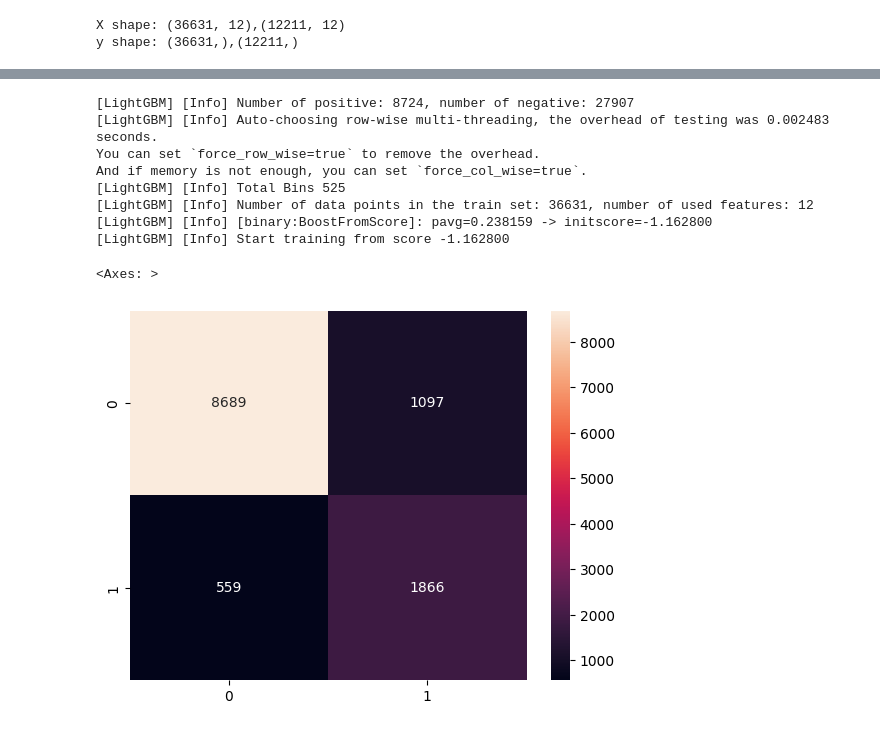
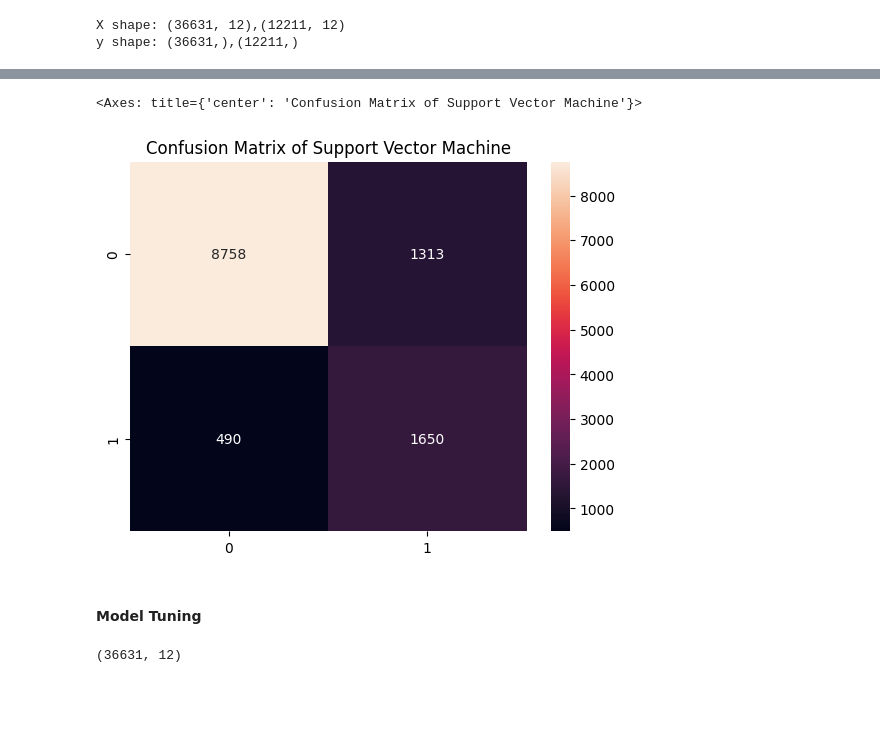
Before and after one commit to MarcusO17/6006CEM-ML, a Jupyter notebook: src/Task 2/main.ipynb, the cells around one changed output, grey strips where cells are left out. Cells and saved outputs as stored; diff of their text form; code cells hidden in the pictures; blank space fills up the shorter version.

```diff
--- a/src/Task 2/main.ipynb
+++ b/src/Task 2/main.ipynb
@@ -565,5 +601,5 @@ sns.heatmap(confusion_matrix(y_pred,y_test),annot=True,fmt=".0f",)
-# %%
-dtc = DecisionTreeClassifier()
-dtc.fit(X_train,y_train)
-y_pred_dtc = dtc.predict(X_test)
+# %%
+knn = KNeighborsClassifier()
+knn.fit(X_train_scaled,y_train)
+y_pred_knn = knn.predict(X_test_scaled)
 # %%
@@ -574,19 +611,13 @@ sns.heatmap(confusion_matrix(y_pred_dtc,y_test),annot=True,fmt=".0f",)
-# %%
-gbmc = LGBMClassifier()
-gbmc.fit(X_train,y_train)
-y_pred_gbmc = gbmc.predict(X_test)
-# %% [output]
-[LightGBM] [Info] Number of positive: 8724, number of negative: 27907
-[LightGBM] [Info] Auto-choosing row-wise multi-threading, the overhead of testing was 0.002483 seconds.
-You can set `force_row_wise=true` to remove the overhead.
-And if memory is not enough, you can set `force_col_wise=true`.
-[LightGBM] [Info] Total Bins 525
-[LightGBM] [Info] Number of data points in the train set: 36631, number of used features: 12
-[LightGBM] [Info] [binary:BoostFromScore]: pavg=0.238159 -> initscore=-1.162800
-[LightGBM] [Info] Start training from score -1.162800
+# %%
+svc = SVC()
+svc.fit(X_train_scaled,y_train)
+y_pred_svc = svc.predict(X_test_scaled)
 # %%
-accuracy_score(y_pred_gbmc,y_test)
-sns.heatmap(confusion_matrix(y_pred_gbmc,y_test),annot=True,fmt=".0f",)
+accuracy_score(y_pred_svc,y_test)
+plt.title('Confusion Matrix of Support Vector Machine')
+sns.heatmap(confusion_matrix(y_pred_svc,y_test),annot=True,fmt=".0f",)
 # %% [output]
-<Axes: >
+<Axes: title={'center': 'Confusion Matrix of Support Vector Machine'}>
-[figure, old version]
+[figure, new version]
+# %% [markdown]
+#### Model Tuning
@@ -592,0 +628,4 @@ sns.heatmap(confusion_matrix(y_pred_gbmc,y_test),annot=True,fmt=".0f",)
+# %%
+X_train.shape
+# %% [output]
+(36631, 12)
```
Also changed, not shown: parts of 52 cells of this notebook, 1 other file.
